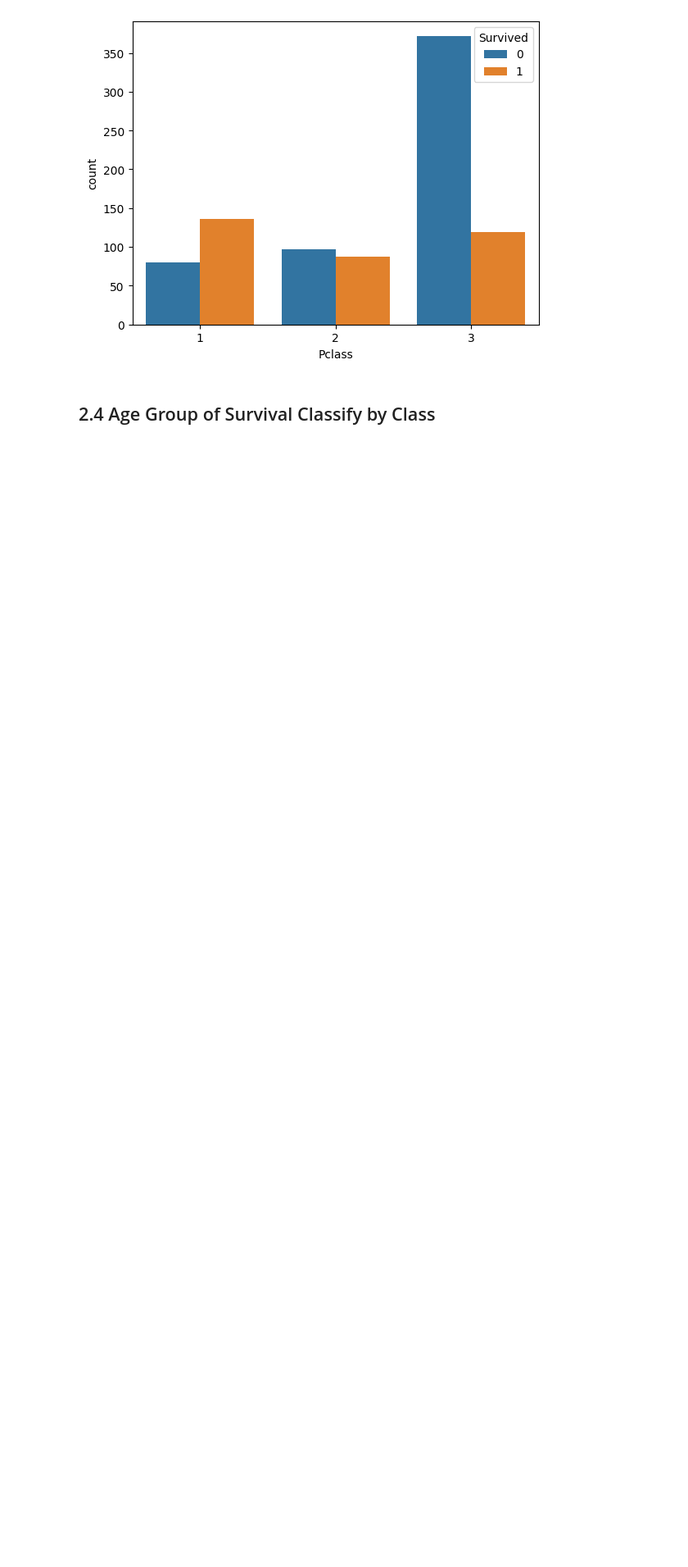
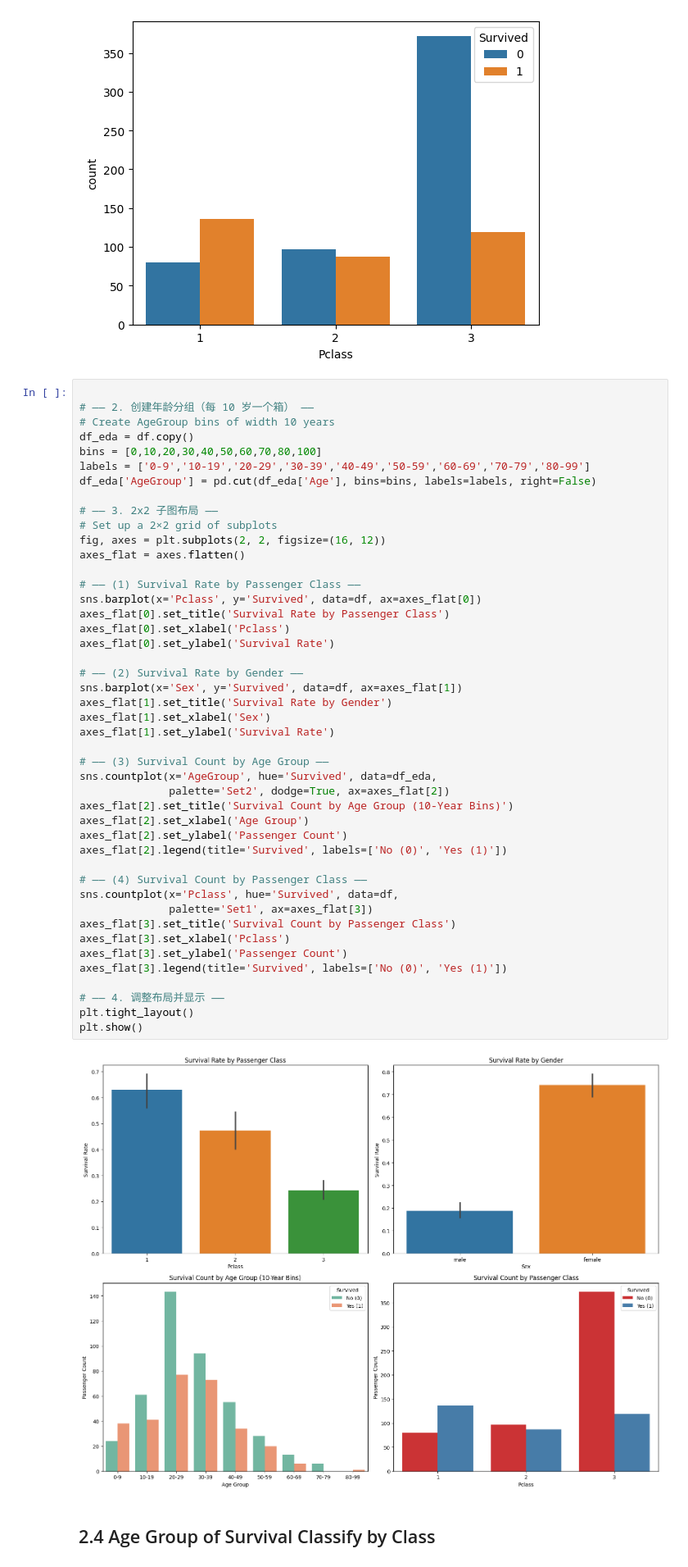
Before and after one commit to SamanthaZhang25/SamanthaZhang25, a Jupyter notebook: notebookb086cf439c.ipynb, the cells around one changed output. Shown at 82% size. Drawn from its saved outputs; the diff is of its cells as text; blank space fills up the shorter version.

```diff
--- a/notebookb086cf439c.ipynb
+++ b/notebookb086cf439c.ipynb
@@ -271,6 +271,53 @@ sns.countplot(x='Pclass', hue='Survived', data=df)
 plt.show()
 # %% [output]
 [figure]
+# %%
+
+# —— 2. 创建年龄分组（每 10 岁一个箱） ——
+# Create AgeGroup bins of width 10 years
+df_eda = df.copy()
+bins = [0,10,20,30,40,50,60,70,80,100]
+labels = ['0-9','10-19','20-29','30-39','40-49','50-59','60-69','70-79','80-99']
+df_eda['AgeGroup'] = pd.cut(df_eda['Age'], bins=bins, labels=labels, right=False)
+
+# —— 3. 2x2 子图布局 ——
+# Set up a 2×2 grid of subplots
+fig, axes = plt.subplots(2, 2, figsize=(16, 12))
+axes_flat = axes.flatten()
+
+# —— (1) Survival Rate by Passenger Class ——
+sns.barplot(x='Pclass', y='Survived', data=df, ax=axes_flat[0])
+axes_flat[0].set_title('Survival Rate by Passenger Class')
+axes_flat[0].set_xlabel('Pclass')
+axes_flat[0].set_ylabel('Survival Rate')
+
+# —— (2) Survival Rate by Gender ——
+sns.barplot(x='Sex', y='Survived', data=df, ax=axes_flat[1])
+axes_flat[1].set_title('Survival Rate by Gender')
+axes_flat[1].set_xlabel('Sex')
+axes_flat[1].set_ylabel('Survival Rate')
+
+# —— (3) Survival Count by Age Group ——
+sns.countplot(x='AgeGroup', hue='Survived', data=df_eda,
+              palette='Set2', dodge=True, ax=axes_flat[2])
+axes_flat[2].set_title('Survival Count by Age Group (10-Year Bins)')
+axes_flat[2].set_xlabel('Age Group')
+axes_flat[2].set_ylabel('Passenger Count')
+axes_flat[2].legend(title='Survived', labels=['No (0)', 'Yes (1)'])
+
+# —— (4) Survival Count by Passenger Class ——
+sns.countplot(x='Pclass', hue='Survived', data=df,
+              palette='Set1', ax=axes_flat[3])
+axes_flat[3].set_title('Survival Count by Passenger Class')
+axes_flat[3].set_xlabel('Pclass')
+axes_flat[3].set_ylabel('Passenger Count')
+axes_flat[3].legend(title='Survived', labels=['No (0)', 'Yes (1)'])
+
+# —— 4. 调整布局并显示 ——
+plt.tight_layout()
+plt.show()
+# %% [output]
+[figure, added]
 # %% [markdown]
 ## 2.4 Age Group of Survival Classify by Class
 # %%
```
Also changed, not shown: parts of 1 cell of this notebook.
